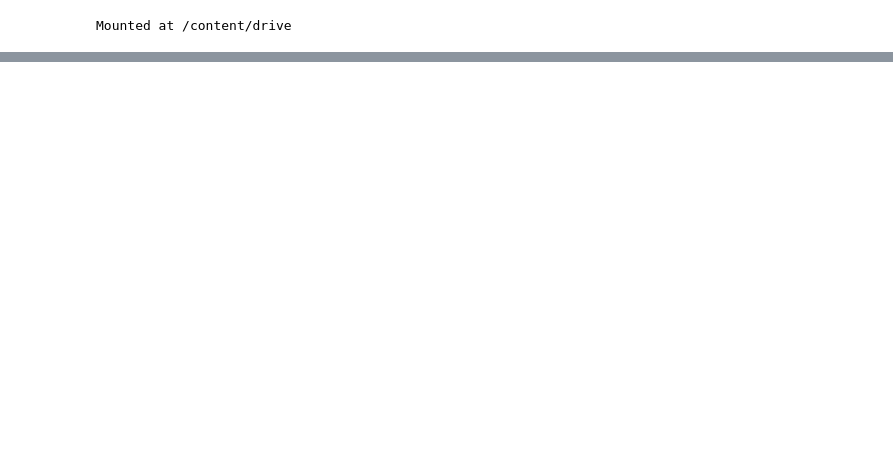
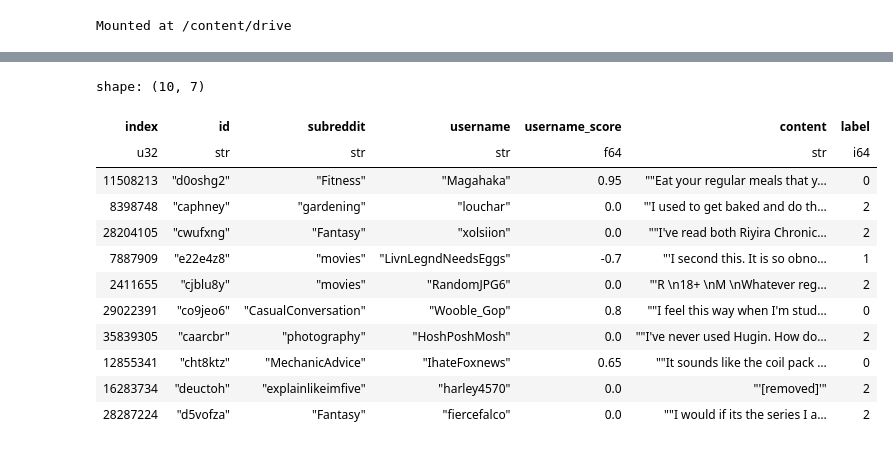
Before and after one commit to PaulTerrasi/Political-Signaling-Sentiment-Analysis, a Jupyter notebook: src/modeling/fine_tuned_model.ipynb, the cells around one changed output, grey strips where cells are left out. Saved outputs shown, nothing was run; the diff lists cells and outputs as text; code cells hidden in the pictures; blank space fills up the shorter version.

```diff
--- a/src/modeling/fine_tuned_model.ipynb
+++ b/src/modeling/fine_tuned_model.ipynb
@@ -42,4 +61,6 @@ Some weights of the model checkpoint at cardiffnlp/twitter-roberta-base-sentimen
 # %%
 # Load train and test data
-train = load_dataset("drive/MyDrive/Data/train_reduced.parquet")
-test = load_dataset("drive/MyDrive/Data/test_reduced.parquet")
+dataset = load_dataset("parquet", data_files={
+    'train': "drive/MyDrive/Data/train_reduced.parquet",
+    'test': "drive/MyDrive/Data/test_reduced.parquet"})
+dataset = dataset.class_encode_column("label")
@@ -100,0 +189,19 @@ train = train.with_columns(
+# %%
+train_df = dataset["train"].to_polars()
+test_df = dataset["test"].to_polars()
+# %%
+test_df.head(10)
+# %% [output]
+shape: (10, 7)
+| index | id | subreddit | username | username_score | content | label |
+| u32 | str | str | str | f64 | str | i64 |
+| 11508213 | "d0oshg2" | "Fitness" | "Magahaka" | 0.95 | ""Eat your regular meals that y… | 0 |
+| 8398748 | "caphney" | "gardening" | "louchar" | 0.0 | "'I used to get baked and do th… | 2 |
+| 28204105 | "cwufxng" | "Fantasy" | "xolsiion" | 0.0 | ""I've read both Riyira Chronic… | 2 |
+| 7887909 | "e22e4z8" | "movies" | "LivnLegndNeedsEggs" | -0.7 | "'I second this. It is so obno… | 1 |
+| 2411655 | "cjblu8y" | "movies" | "RandomJPG6" | 0.0 | "'R \n18+ \nM \nWhatever reg… | 2 |
+| 29022391 | "co9jeo6" | "CasualConversation" | "Wooble_Gop" | 0.8 | ""I feel this way when I'm stud… | 0 |
+| 35839305 | "caarcbr" | "photography" | "HoshPoshMosh" | 0.0 | ""I've never used Hugin. How do… | 2 |
+| 12855341 | "cht8ktz" | "MechanicAdvice" | "IhateFoxnews" | 0.65 | ""It sounds like the coil pack … | 0 |
+| 16283734 | "deuctoh" | "explainlikeimfive" | "harley4570" | 0.0 | "'[removed]'" | 2 |
+| 28287224 | "d5vofza" | "Fantasy" | "fiercefalco" | 0.0 | ""I would if its the series I a… | 2 |
```
Also changed, not shown: parts of 30 cells of this notebook.
